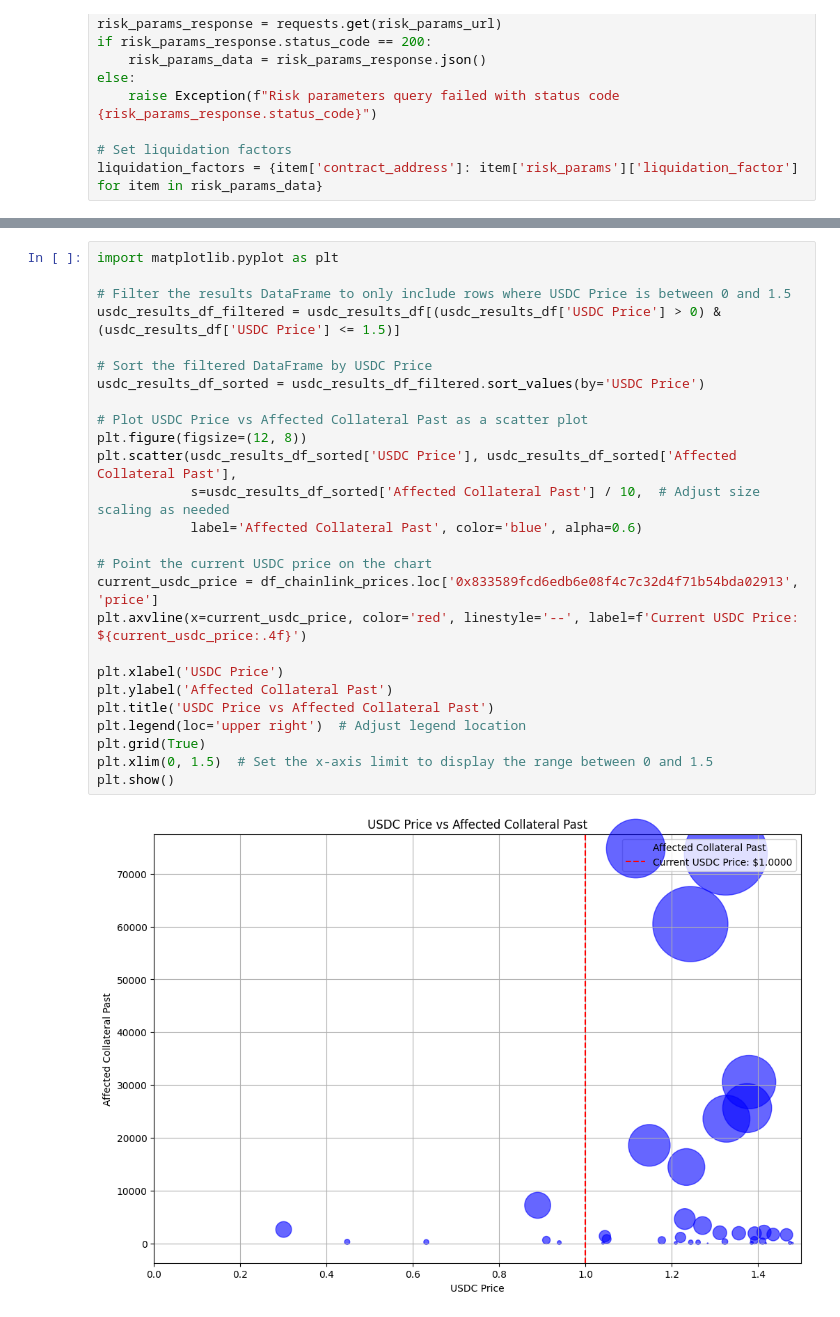
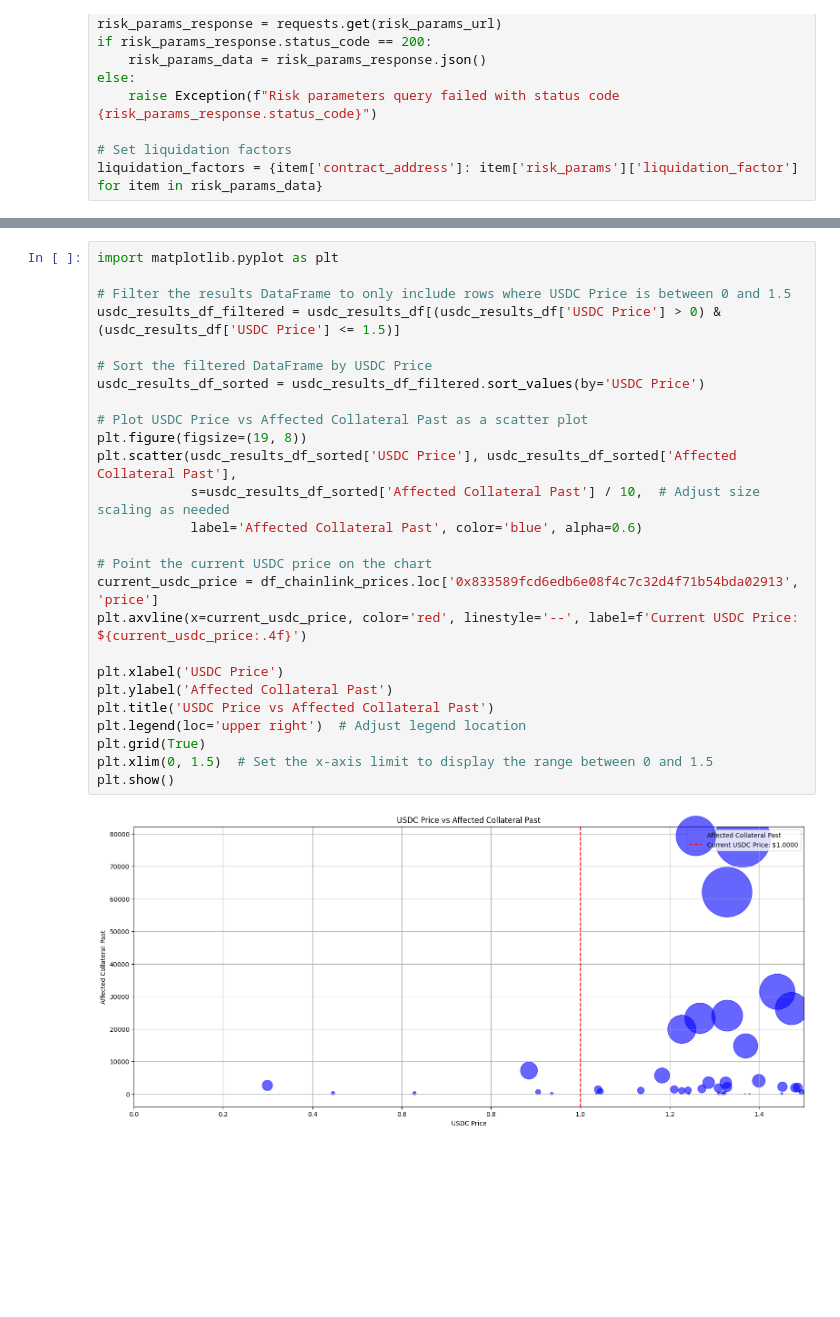
Before and after one commit to DiligentDeer/Web3Notebooks, a Jupyter notebook: notebooks/arcadiaDashboardTest.ipynb, the cells around one changed output, grey strips where cells are left out. Cells and saved outputs as stored; diff of their text form; blank space fills up the shorter version.

```diff
--- a/notebooks/arcadiaDashboardTest.ipynb
+++ b/notebooks/arcadiaDashboardTest.ipynb
@@ -768,31 +767,31 @@ print(usdc_results_df)
 # %%
 import matplotlib.pyplot as plt
 
 # Filter the results DataFrame to only include rows where USDC Price is between 0 and 1.5
 usdc_results_df_filtered = usdc_results_df[(usdc_results_df['USDC Price'] > 0) & (usdc_results_df['USDC Price'] <= 1.5)]
 
 # Sort the filtered DataFrame by USDC Price
 usdc_results_df_sorted = usdc_results_df_filtered.sort_values(by='USDC Price')
 
 # Plot USDC Price vs Affected Collateral Past as a scatter plot
-plt.figure(figsize=(12, 8))
+plt.figure(figsize=(19, 8))
 plt.scatter(usdc_results_df_sorted['USDC Price'], usdc_results_df_sorted['Affected Collateral Past'],
             s=usdc_results_df_sorted['Affected Collateral Past'] / 10,  # Adjust size scaling as needed
             label='Affected Collateral Past', color='blue', alpha=0.6)
 
 # Point the current USDC price on the chart
 current_usdc_price = df_chainlink_prices.loc['0x833589fcd6edb6e08f4c7c32d4f71b54bda02913', 'price']
 plt.axvline(x=current_usdc_price, color='red', linestyle='--', label=f'Current USDC Price: ${current_usdc_price:.4f}')
 
 plt.xlabel('USDC Price')
 plt.ylabel('Affected Collateral Past')
 plt.title('USDC Price vs Affected Collateral Past')
 plt.legend(loc='upper right')  # Adjust legend location
 plt.grid(True)
 plt.xlim(0, 1.5)  # Set the x-axis limit to display the range between 0 and 1.5
 plt.show()
 # %% [output]
-[figure, old version]
+[figure, new version]
 # %%
 import matplotlib.pyplot as plt
 import seaborn as sns
```
Also changed, not shown: parts of 14 cells of this notebook.
